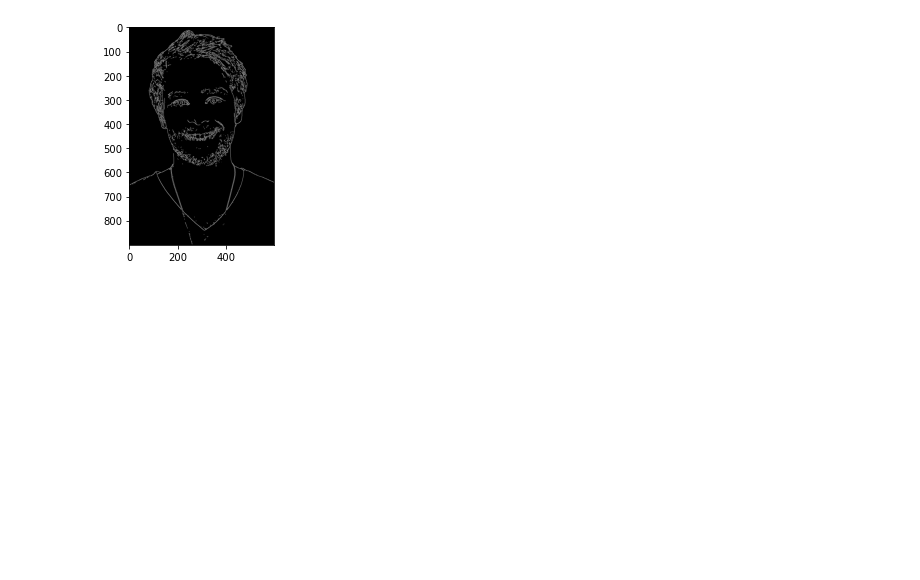
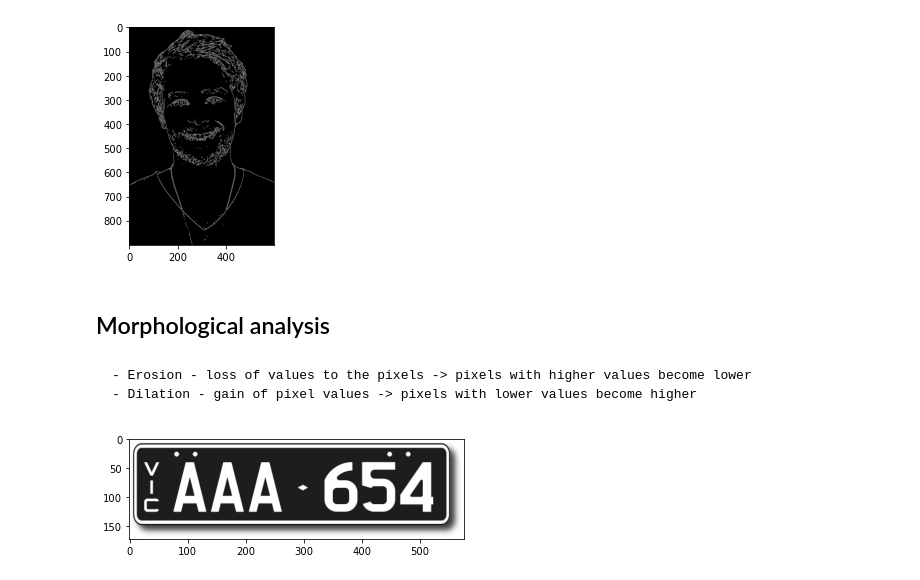
Before and after one commit to anshupandey/Machine_Learning_Training, a Jupyter notebook: Springer Nature/advanceml/code1 - Basic image processing with matplotlib, numpy and openCV.ipynb, the cells around one changed output. Saved outputs shown, nothing was run; the diff lists cells and outputs as text; code cells hidden in the pictures; blank space fills up the shorter version.

Commit message:
code modified for image processing with numpy and opencv

```diff
--- a/Springer Nature/advanceml/code1 - Basic image processing with matplotlib, numpy and openCV.ipynb
+++ b/Springer Nature/advanceml/code1 - Basic image processing with matplotlib, numpy and openCV.ipynb
@@ -137,3 +137,8 @@ plt.imshow(img2,cmap='gray')
 plt.show()
 # %% [output]
 [figure]
+# %% [markdown]
+## Morphological analysis
+# %% [markdown]
+    - Erosion - loss of values to the pixels -> pixels with higher values become lower
+    - Dilation - gain of pixel values -> pixels with lower values become higher
@@ -139,0 +149,6 @@ plt.show()
+# %%
+img = plt.imread(r"E:\image_data\np2.jpg")
+plt.imshow(img)
+plt.show()
+# %% [output]
+[figure, added]
```
Also changed, not shown: parts of 12 cells of this notebook.
